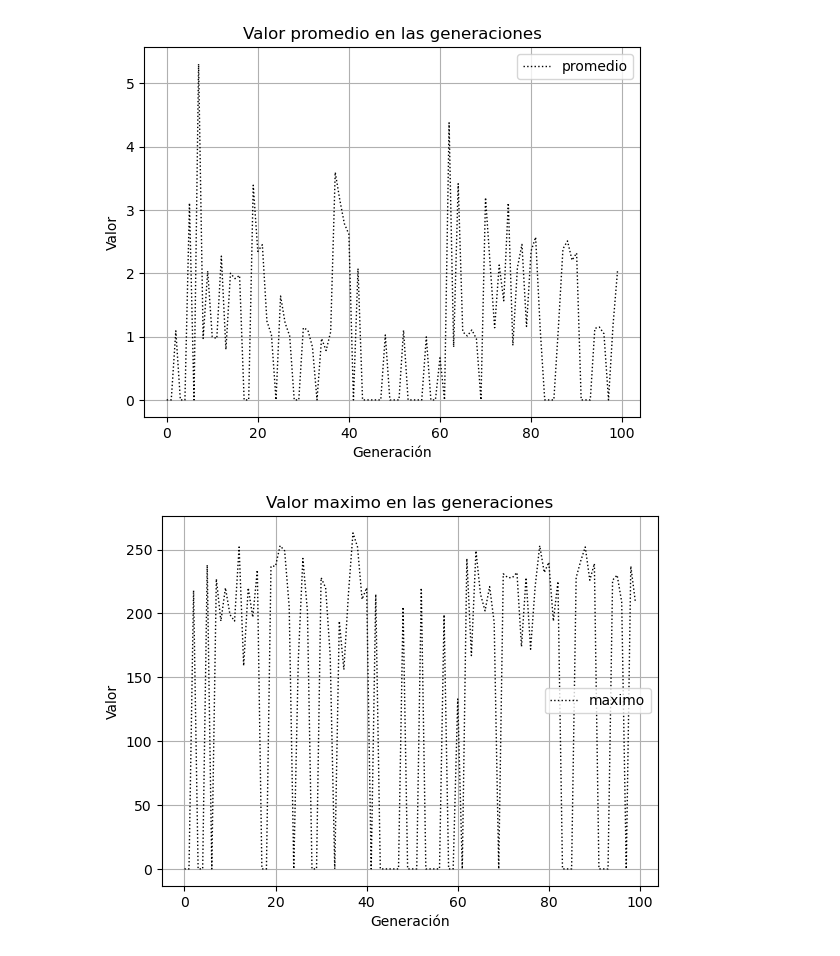
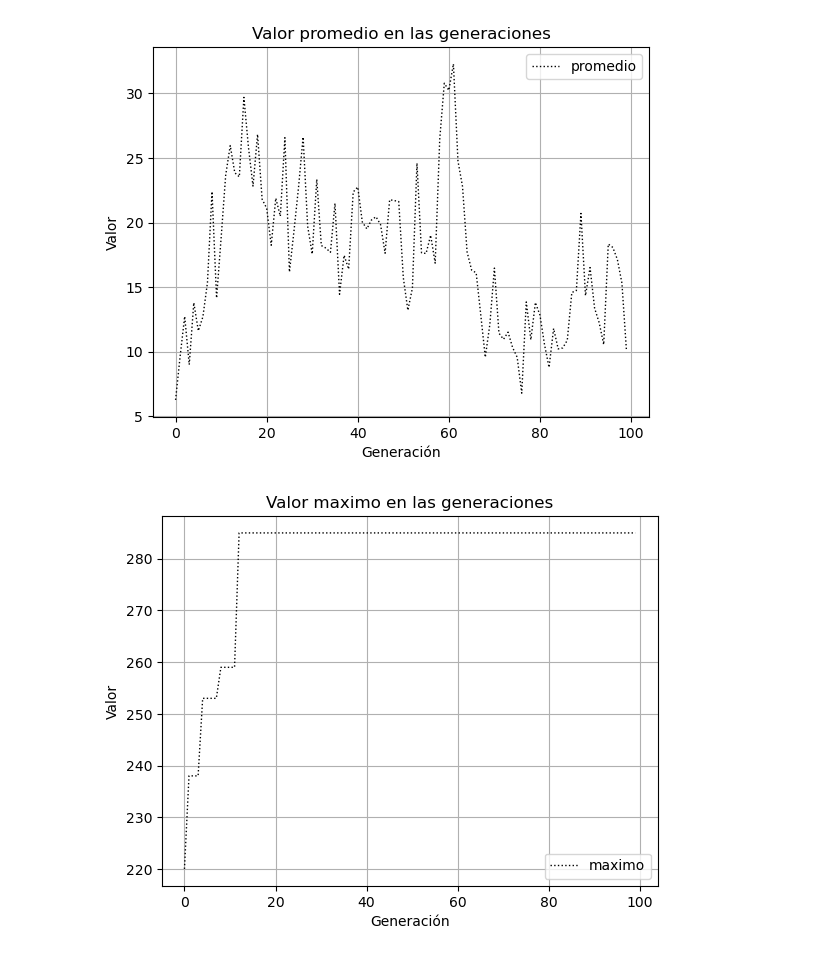
Before and after one commit to octaviioViego/computo_evolutivo_proyectos, a Jupyter notebook: practicas/practica_1/algoritmo_genetico/main.ipynb, the cells around one changed output. Cells and saved outputs as stored; diff of their text form; code cells hidden in the pictures.

Commit message:
Se crea la pre-base de la experimentacion con elitismo y sin elitismo finalizadas, ademas de las pre-graficas finalizadas

```diff
--- a/practicas/practica_1/algoritmo_genetico/main.ipynb
+++ b/practicas/practica_1/algoritmo_genetico/main.ipynb
@@ -23,14 +23,14 @@ cargas: list[npt.NDArray[np.int32]] = carga.generar_carga()
 
 
 poblacion: list[Contenedor] = []
-
+mejor_generacion_anterior: Contenedor = None
 # Llevamos la carga de los contenedores
 for carga in cargas:
     contenedor = Contenedor(carga=carga)
     poblacion.append(contenedor)
 
 
-supervivencia: Supervivencia = Con_elitismo()
+supervivencia: Supervivencia = Sin_elitismo()
 fitness: Fitness
 poblacion: list[Contenedor] = []
 
@@ -52,38 +52,53 @@ for generacion in range(max_generaciones):
     # Llevamos su fitnes al contenedor
     for posicion, fitness in enumerate(aptitudes):
         poblacion[posicion].fitness = fitness
 
+    if not mejor_generacion_anterior == None:
+        posicion, carga_minima = min(enumerate(poblacion),
+                                        key=lambda x: x[1].fitness)
+
+        poblacion[posicion] = mejor_generacion_anterior
+
+    # Esto se debe sacar de los objetos
+    aptitudes = []
+    for aptitud in poblacion:
+        aptitudes.append(aptitud.fitness)
 
     valor_maximo:int = (np.max(aptitudes))
     valor_minimo:int = (np.min(aptitudes))
     valor_promedio: float = (np.mean(aptitudes))
     valor_desviacion_std: float = (np.std(aptitudes))
 
 
-    (nueva_generacion) = supervivencia.seleccion_supervivencia( poblacion=poblacion,
-                                                                tamano_poblacion=tamano_poblacion,
-                                                                generacion=generacion,
-                                                                max_generaciones=max_generaciones
-                                                            )
+    nueva_generacion,mejor_generacion_anterior = supervivencia.seleccion_supervivencia( poblacion=poblacion,
+                                                                        tamano_poblacion=tamano_poblacion,
+                                                                        generacion=generacion,
+                                                                        max_generaciones=max_generaciones
+                                                                    )
 
     valor_maximo_generacion.append(valor_maximo)
     valor_minimo_generacion.append(valor_minimo)
     valor_promedio_generacion.append(valor_promedio)
     valor_desviacion_std_generacion.append(valor_desviacion_std)
+
 
     poblacion = nueva_generacion
 
 
 grafica_promedio: Grafica = Grafica_lineas()
 grafica_maximo: Grafica = Grafica_lineas()
 grafica_minimo: Grafica = Grafica_lineas()
 grafica_desviacion_std: Grafica = Grafica_lineas()
+grafica_mejora_generacion: Grafica = Grafica_lineas()
 
 grafica_promedio.generar_grafica(datos=valor_promedio_generacion,etiqueta="promedio")
 grafica_maximo.generar_grafica(datos=valor_maximo_generacion,etiqueta="maximo")
 grafica_minimo.generar_grafica(datos=valor_minimo_generacion,etiqueta="minimo")
 grafica_desviacion_std.generar_grafica(datos=valor_desviacion_std_generacion,etiqueta="Desviación estándar")
+
+mejora = np.diff(valor_maximo_generacion)
+grafica_mejora_generacion.generar_grafica(datos=mejora,etiqueta="Mejora entre cada generación")
 # %% [output]
-[figure, old version]
+[figure, new version]
-[figure, old version]
+[figure, new version]
 [figure]
```
Also changed, not shown: parts of 1 cell of this notebook, 2 other files.
